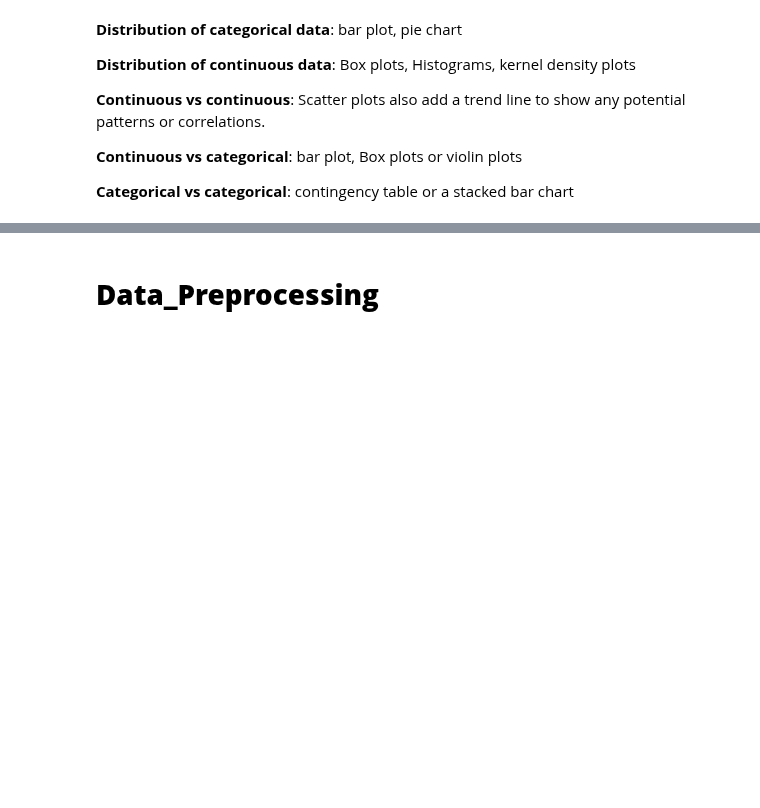
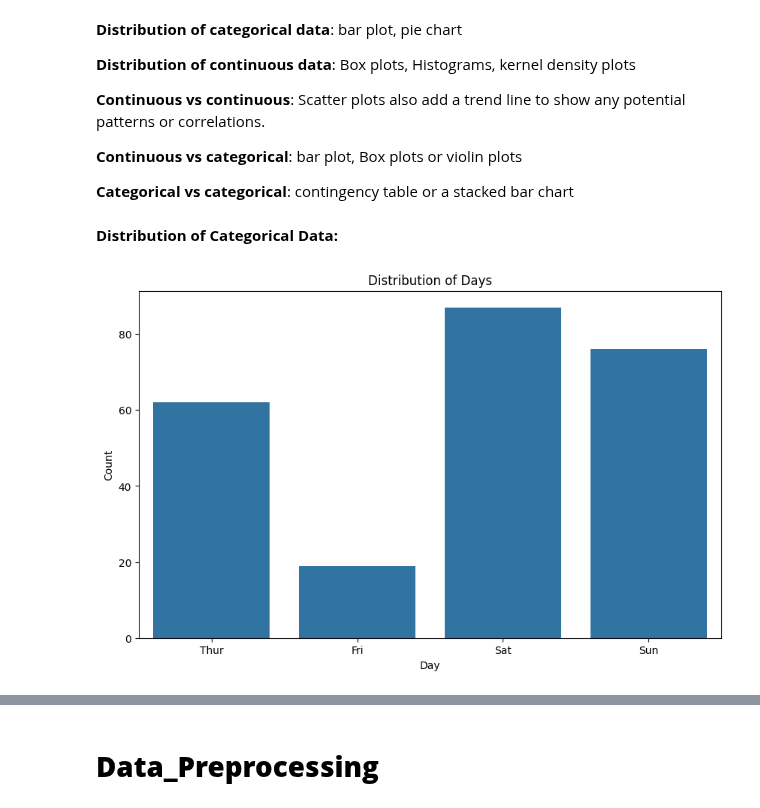
Before and after one commit to GDharan10/Dataset0_MachineLearningFramework_and_ApplicationNotes, a Jupyter notebook: Framework_for_Data_Preprocessing.ipynb, the cells around one changed output, grey strips where cells are left out. Saved outputs shown, nothing was run; the diff lists cells and outputs as text; code cells hidden in the pictures; blank space fills up the shorter version.

```diff
--- a/Framework_for_Data_Preprocessing.ipynb
+++ b/Framework_for_Data_Preprocessing.ipynb
@@ -409,3 +409,15 @@ df.drop("material_ref", axis = 1, inplace = True)
 **Continuous vs categorical**: bar plot, Box plots or violin plots
 
 **Categorical vs categorical**: contingency table or a stacked bar chart
+# %% [markdown]
+**Distribution of Categorical Data:**
+# %%
+# Bar plot
+plt.figure(figsize=(10, 6))
+sns.countplot(data=df, x='day')
+plt.title('Distribution of Days')
+plt.xlabel('Day')
+plt.ylabel('Count')
+plt.show()
+# %% [output]
+[figure, added]
```
Also changed, not shown: parts of 5 cells of this notebook.
